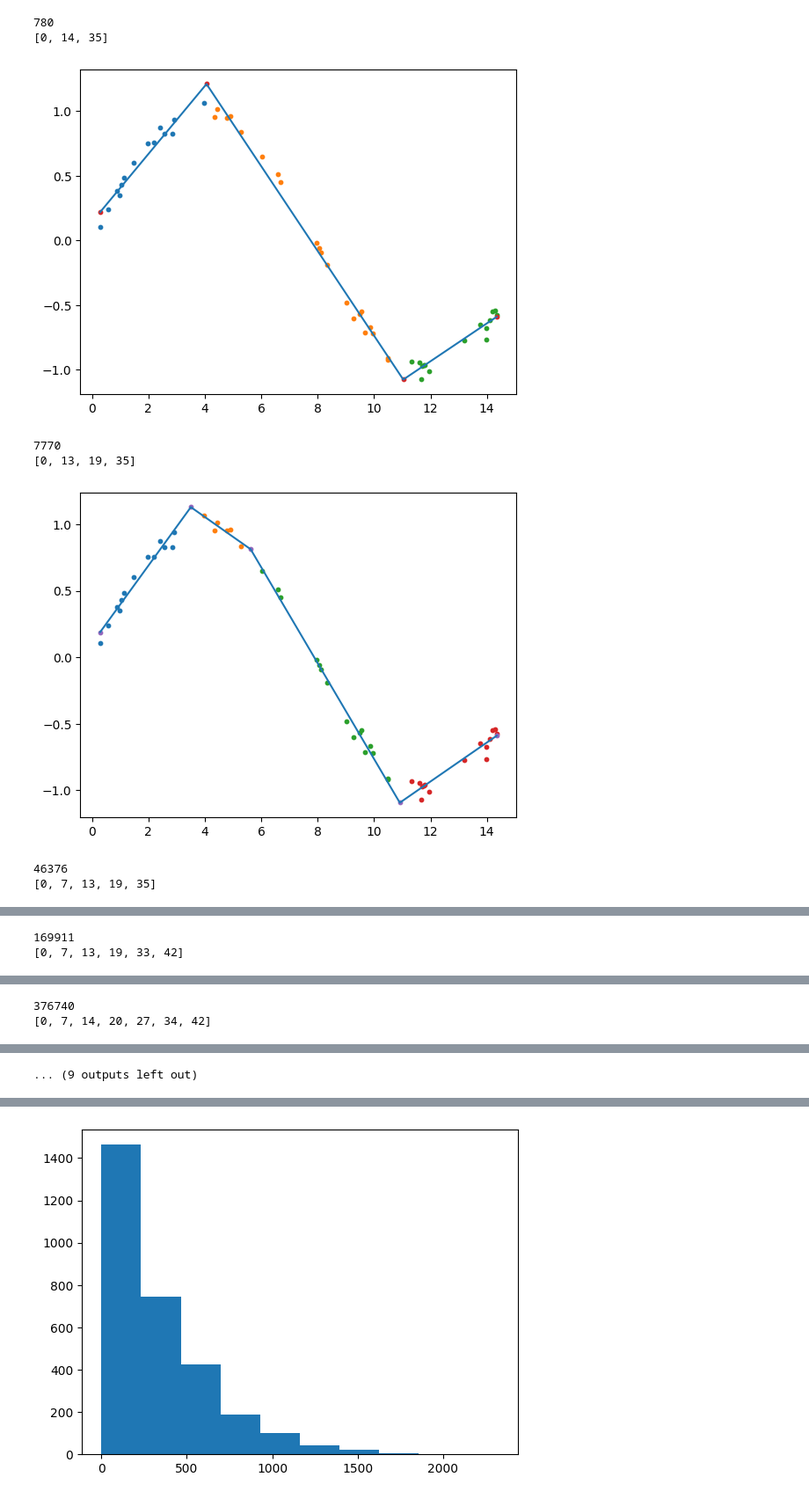
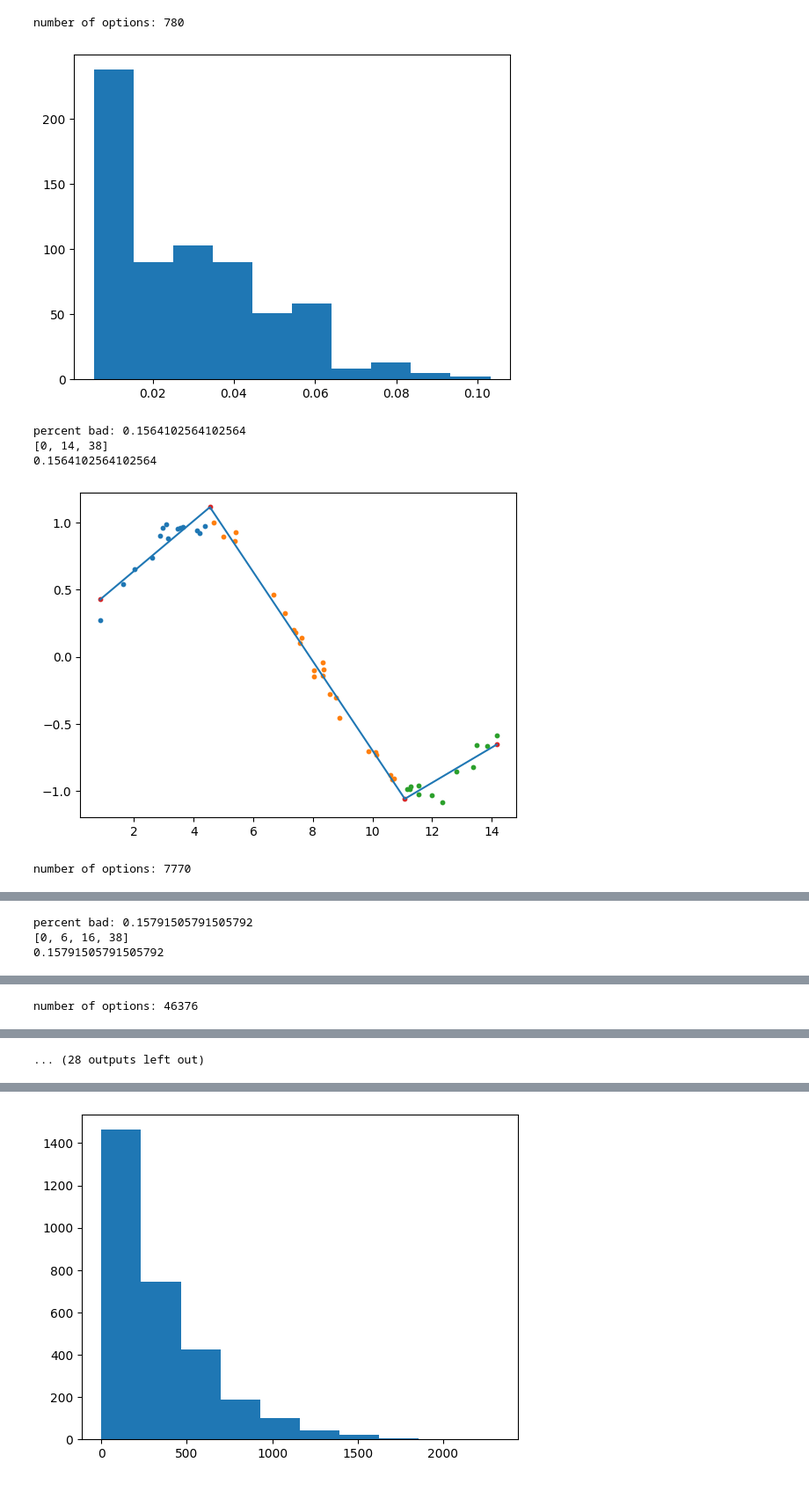
Before and after one commit to davebro1031/CS-506-Project, a Jupyter notebook: 1d_problem.ipynb, the cells around one changed output, grey strips where cells are left out. Shown at 88% size. Saved outputs shown, nothing was run; the diff lists cells and outputs as text; code cells hidden in the pictures.

```diff
--- a/1d_problem.ipynb
+++ b/1d_problem.ipynb
@@ -129,9 +129,9 @@ class SAMPLE:
         mse = connected_fit.MSE_signal(self.signal)
 
         plt.title(f'n = {self.n}, MSE = {mse}')
-        # plt.scatter(self.xs,self.ys,s=5)
-        # plt.plot(self.xs,self.ys,color='black', linewidth=0.5)
-        plt.plot(self.xt,self.yt, '--', color = 'orange')
+        plt.scatter(self.xs,self.ys,s=5)
+        plt.plot(self.xs,self.ys,color='black', linewidth=0.5)
+        plt.plot(self.xt,self.yt, '--', color = 'orange', linewidth = 0.5)
         # plt.show()
 
     def plot_cluster(self, indices):
@@ -161,14 +161,16 @@ class SAMPLE:
         return arrays
 
     def find_optimal_Kclustering(self, M, K):
-        print(math.comb(self.n - M*K + K - 1, K-1))
-        if math.comb(self.n - M*K + K - 1, K-1) > 10**8:
+        num_of_clusters = math.comb(self.n - M*K + K - 1, K-1)
+        print("number of options:", num_of_clusters)
+        if num_of_clusters > 10**8:
             return "sorry, no"
         options = self.all_subarrays(0, self.n, M, K)
 
         best_MSE = 10
         best_option = None
         bad_count = 0
+        pointMSEs = []
         for option in options:
             option.reverse()
             estimator = self.cluster_fit(option)
@@ -177,10 +179,23 @@ class SAMPLE:
                 continue
 
             mse = estimator.MSE_points(self.xs, self.ys)
+            pointMSEs.append(mse)
 
             if mse < best_MSE:
 
                 best_option = option
                 best_MSE = mse
 
-        return best_option
+        plt.hist(pointMSEs)
+        plt.show()
+        print("percent bad:",bad_count/num_of_clusters)
+        return best_option, bad_count/num_of_clusters
+# %%
+sample = SAMPLE(50,signal)
+
+clustering, bad = sample.find_optimal_Kclustering(4,5)
+print(clustering)
+best_estimator = sample.cluster_fit(clustering)
+sample.plot_cluster(clustering)
+best_estimator.plot()
+plt.show()
@@ -187,38 +208,43 @@ class SAMPLE:
 # %%
 sample = SAMPLE(50,signal)
 
 Ks = [3,4,5,6,7,8,9,10,11]
 pointMSEs = []
 signalMSEs = []
 connected_fit = PIECEWISE(sample.xs, sample.ys)
 naive_mse = connected_fit.MSE_signal(sample.signal)
+bads = []
 for K in Ks:
-    clustering = sample.find_optimal_Kclustering(4,K)
+    clustering, bad = sample.find_optimal_Kclustering(4,K)
     print(clustering)
+    print(bad)
+    bads.append(bad)
     best_estimator = sample.cluster_fit(clustering)
     sample.plot_cluster(clustering)
     best_estimator.plot()
     plt.show()
     signal_mse = best_estimator.MSE_signal(sample.signal)
     point_mse = best_estimator.MSE_points(sample.xs, sample.ys)
     signalMSEs.append(signal_mse)
     pointMSEs.append(point_mse)
+
+plt.scatter(Ks, bads)
+plt.show()
 
 plt.scatter(pointMSEs, signalMSEs)
 plt.show()
 
 plt.scatter(Ks, pointMSEs)
 plt.show()
 
 plt.scatter(Ks, signalMSEs)
 plt.plot([2,11], [naive_mse, naive_mse])
 plt.show()
 # %% [output]
-780
-[0, 14, 35]
+number of options: 780
-[figure, old version]
+[figure, new version]
-7770
-[0, 13, 19, 35]
+percent bad: 0.1564102564102564
+[0, 14, 38]
+0.1564102564102564
-[figure, old version]
+[figure, new version]
-46376
-[0, 7, 13, 19, 35]
+number of options: 7770
@@ -226,2 +252,3 @@ plt.show()
-169911
-[0, 7, 13, 19, 33, 42]
+percent bad: 0.15791505791505792
+[0, 6, 16, 38]
+0.15791505791505792
@@ -229,2 +256 @@ plt.show()
-376740
-[0, 7, 14, 20, 27, 34, 42]
+number of options: 46376
@@ -235,4 +262,4 @@ plt.show()
-... (9 outputs left out)
+... (28 outputs left out)
 # %%
 for num in [20,70,500,2000]:
     sample = SAMPLE(num, signal)
```
Also changed, not shown: parts of 7 cells of this notebook, 1 other file.
